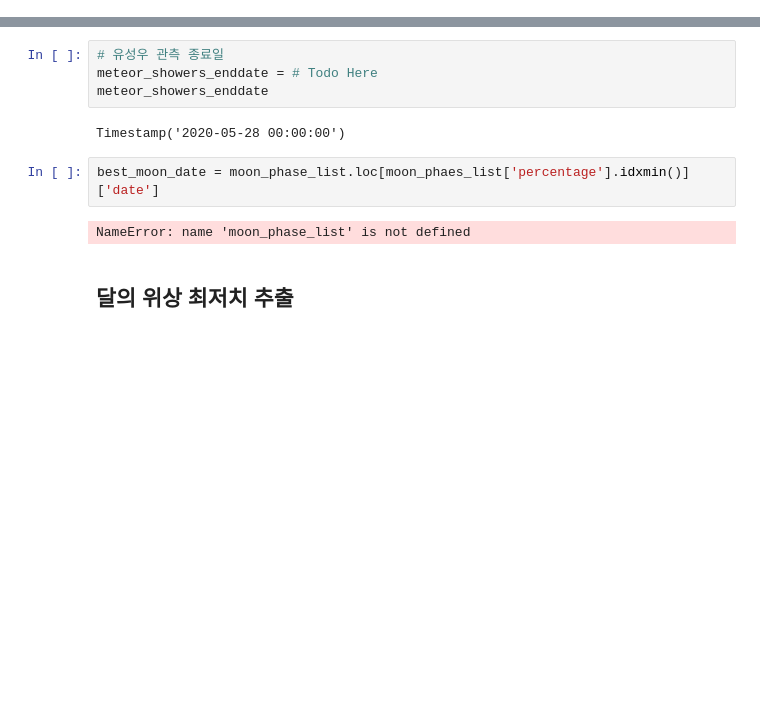
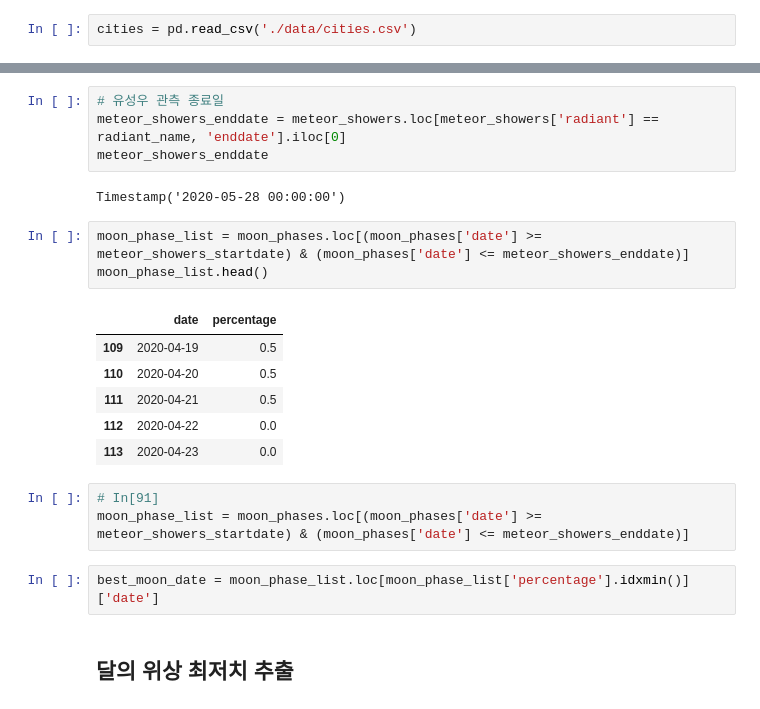
Before and after one commit to juhyun302/MS_pythonProject, a Jupyter notebook: 02_유성우_미션.ipynb, the cells around one changed output, grey strips where cells are left out. Cells and saved outputs as stored; diff of their text form; blank space fills up the shorter version.

```diff
--- a/02_유성우_미션.ipynb
+++ b/02_유성우_미션.ipynb
@@ -12,6 +12,8 @@ meteor_showers = pd.read_csv('./data/meteorshowers.csv')
 moon_phases = pd.read_csv('./data/moonphases.csv')
 constellations = pd.read_csv('./data/constellations.csv')
 cities = pd.read_csv('./data/cities.csv')
+# %%
+cities = pd.read_csv('./data/cities.csv')
 # %%
 # 유성우 데이터 확인하기
 meteor_showers
@@ -535,13 +534,24 @@ IndexError: single positional indexer is out-of-bounds
 # %%
 # 유성우 관측 종료일
-meteor_showers_enddate = # Todo Here
+meteor_showers_enddate = meteor_showers.loc[meteor_showers['radiant'] == radiant_name, 'enddate'].iloc[0]
 meteor_showers_enddate
 # %% [output]
 Timestamp('2020-05-28 00:00:00')
+# %%
+moon_phase_list = moon_phases.loc[(moon_phases['date'] >= meteor_showers_startdate) & (moon_phases['date'] <= meteor_showers_enddate)]
+moon_phase_list.head()
+# %% [output]
+|  | date | percentage |
+| 109 | 2020-04-19 | 0.5 |
+| 110 | 2020-04-20 | 0.5 |
+| 111 | 2020-04-21 | 0.5 |
+| 112 | 2020-04-22 | 0.0 |
+| 113 | 2020-04-23 | 0.0 |
+# %%
+# In[91]
+moon_phase_list = moon_phases.loc[(moon_phases['date'] >= meteor_showers_startdate) & (moon_phases['date'] <= meteor_showers_enddate)]
 # %%
-best_moon_date = moon_phase_list.loc[moon_phaes_list['percentage'].idxmin()]['date']
+best_moon_date = moon_phase_list.loc[moon_phase_list['percentage'].idxmin()]['date']
-# %% [output]
-NameError: name 'moon_phase_list' is not defined
 # %% [markdown]
 ## 달의 위상 최저치 추출
 # %%
```
Also changed, not shown: parts of 11 cells of this notebook, 1 other file.
